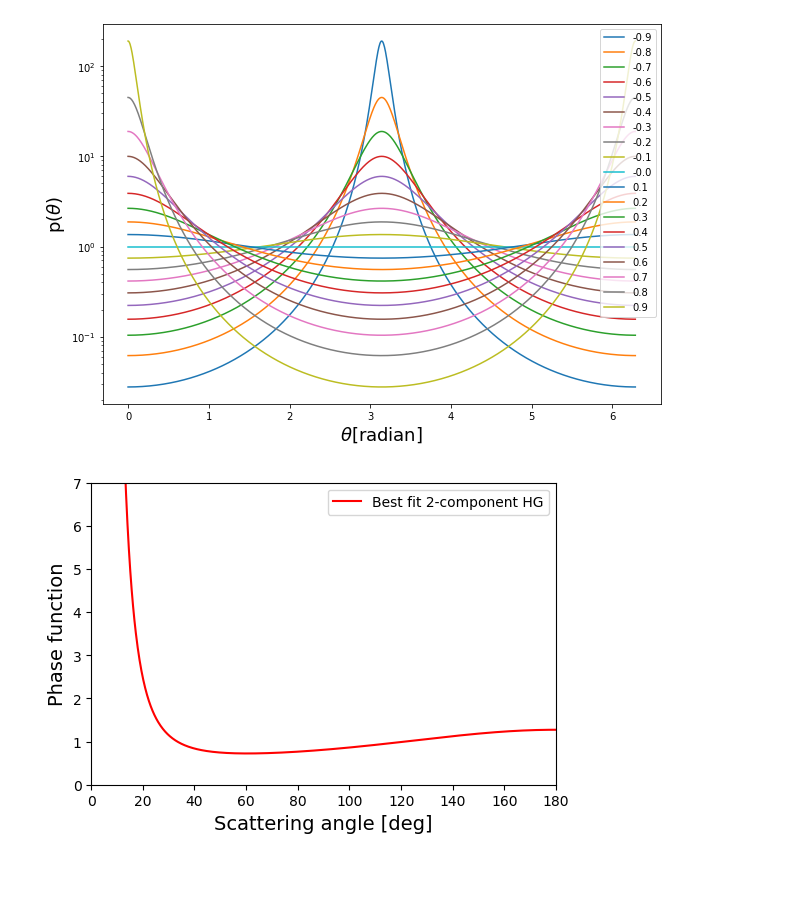
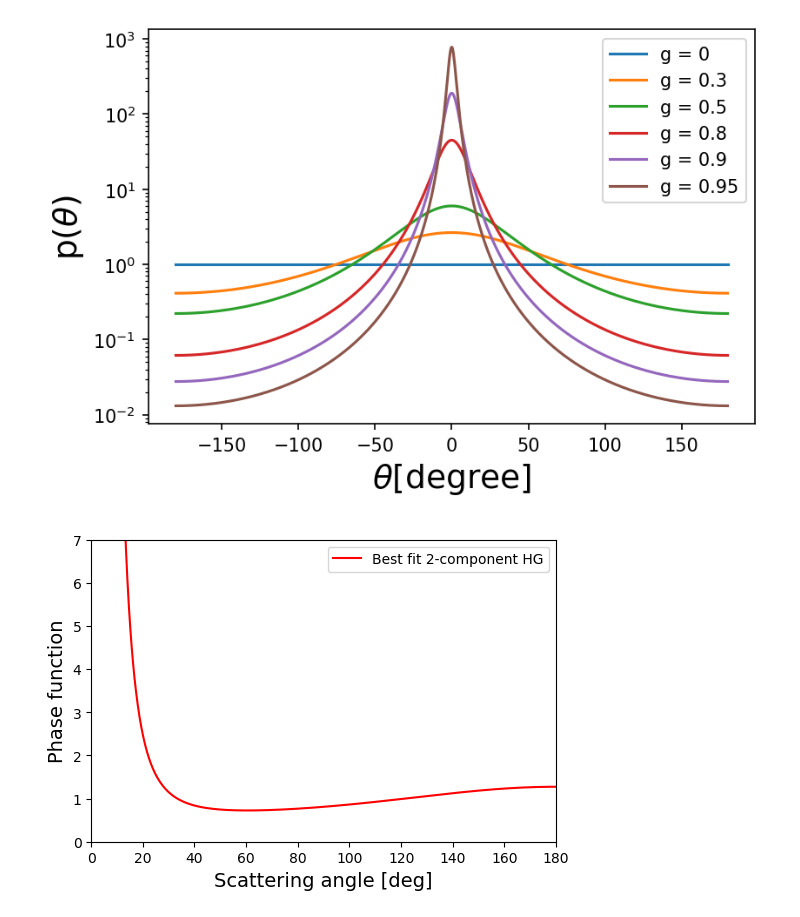
Before and after one commit to ruoyanwangdr/Cataloging-and-Visualizing-Cradles-of-Planet-Formation, a Jupyter notebook: diskmodel/Henyey-Greenstein scattering function.ipynb, the cells around one changed output. Cells and saved outputs as stored; diff of their text form; code cells hidden in the pictures; blank space fills up the shorter version.

Commit message:
Collecting plots

```diff
--- a/diskmodel/Henyey-Greenstein scattering function.ipynb
+++ b/diskmodel/Henyey-Greenstein scattering function.ipynb
@@ -1,27 +1,32 @@
 # %%
+from matplotlib import rcParams
+rcParams["figure.dpi"] = 150
+rcParams["savefig.dpi"] = 150
+
 import numpy as np
 import matplotlib.pyplot as plt
 # %%
 # Define parameters and scattering angle
-g = np.round(np.arange(-0.9, 1.0, 0.1), 2)
-phi = np.linspace(0, 2*np.pi, 1000)
+g = [0, 0.3, 0.5, 0.8, 0.9, 0.95]
+#g = np.round(np.arange(-0.9, 1.0, 0.1), 2)
+phi = np.linspace(-np.pi, np.pi, 1000)
 
 # Define Henyey-Greenstein scattering function
 p = []
 for i in range(len(g)):
     p.append((1 - g[i]**2)/(1 + g[i]**2 - 2*g[i]*np.cos(phi))**(3/2))
 
 # Plot
-plt.figure(figsize=(10,7))
-plt.xlabel(r'$\theta$[radian]', fontsize=18)
+plt.figure()
+plt.xlabel(r'$\theta$[degree]', fontsize=18)
 plt.ylabel(r'p($\theta$)', fontsize=18)
 plt.yscale('log')
 for j in range(len(g)):
-    plt.plot(phi, p[j], label=g[j])
-plt.legend(loc=0)
-plt.show()
+    plt.plot(phi/np.pi*180, p[j], label='g = ' + str(g[j]))
+plt.legend()
+plt.savefig('HG_function')
 # %% [output]
-[figure, old version]
+[figure, new version]
 # %%
 g1 = 0.99
 g2 = -0.14
```
Also changed, not shown: 2 other files.
